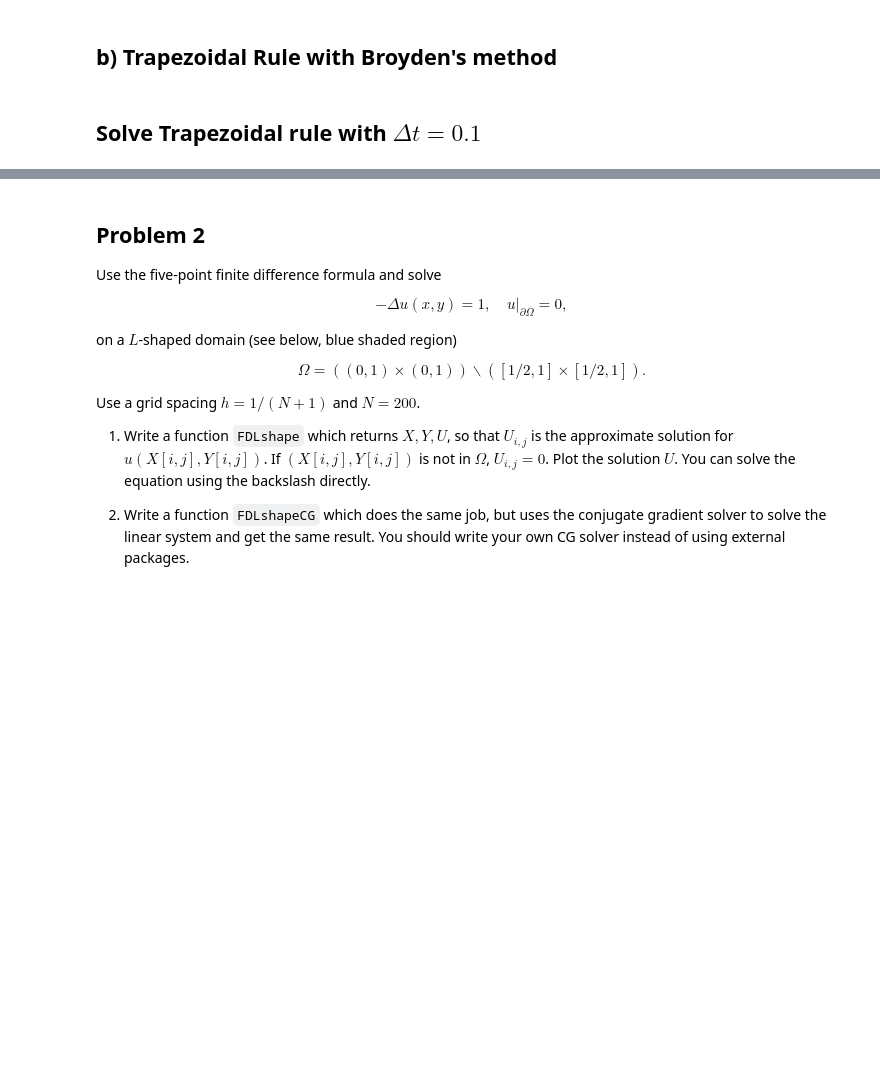
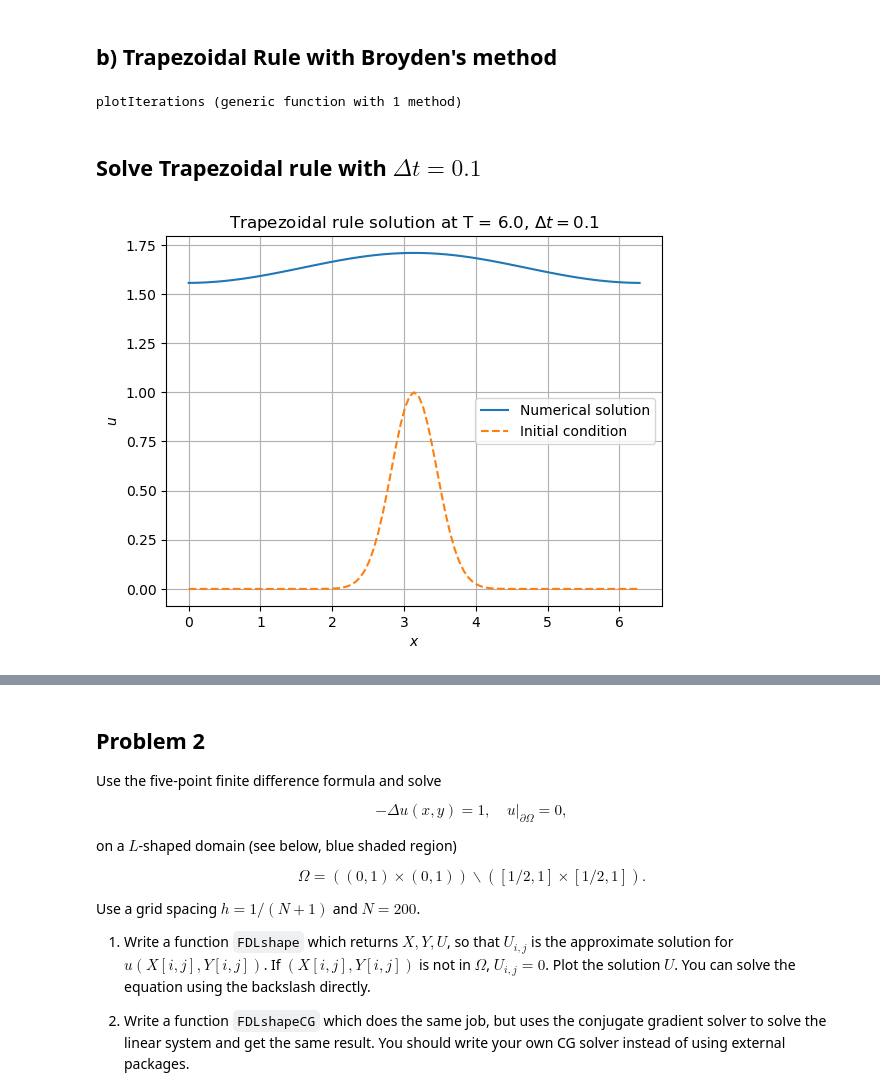
Before and after one commit to ArjunNarayanan/MATH228-HW6, a Jupyter notebook: HW6.ipynb, the cells around one changed output, grey strips where cells are left out. Drawn from its saved outputs; the diff is of its cells as text; code cells hidden in the pictures; blank space fills up the shorter version.

```diff
--- a/HW6.ipynb
+++ b/HW6.ipynb
@@ -159,5 +159,29 @@ function runTrapezoidal(u0::AbstractArray, dt::AbstractFloat,
     end
     return u, num_broyden_iterations
 end
+
+function plotIterations(num_iterations::AbstractArray; ylabel = "", title = "")
+    fig, ax = PyPlot.subplots()
+    ax.plot(num_iterations, "-o")
+    ax.set_xlabel("Time steps")
+    ax.set_ylabel(ylabel)
+    ax.set_title(title)
+    ax.grid()
+end
+# %% [output]
+plotIterations (generic function with 1 method)
 # %% [markdown]
 ## Solve Trapezoidal rule with $\Delta t = 0.1$
+# %%
+number_of_nodes = 101
+stop_time = 6.0
+dt = 0.1
+dx = 2pi/(number_of_nodes-1)
+domain = range(0.0, stop = 2pi, length = number_of_nodes)
+u0 = initialCondition(domain)
+diffusion_operator = second_derivative_operator(dx, number_of_nodes)
+
+u, num_broyden_iterations = runTrapezoidal(u0, dt, stop_time, dx, number_of_nodes)
+plotField(domain, u, u0, ylabel = L"u", title = L"Trapezoidal rule solution at T = 6.0, $\Delta t = 0.1$")
+# %% [output]
+[figure, added]
```
Also changed, not shown: parts of 12 cells of this notebook.
